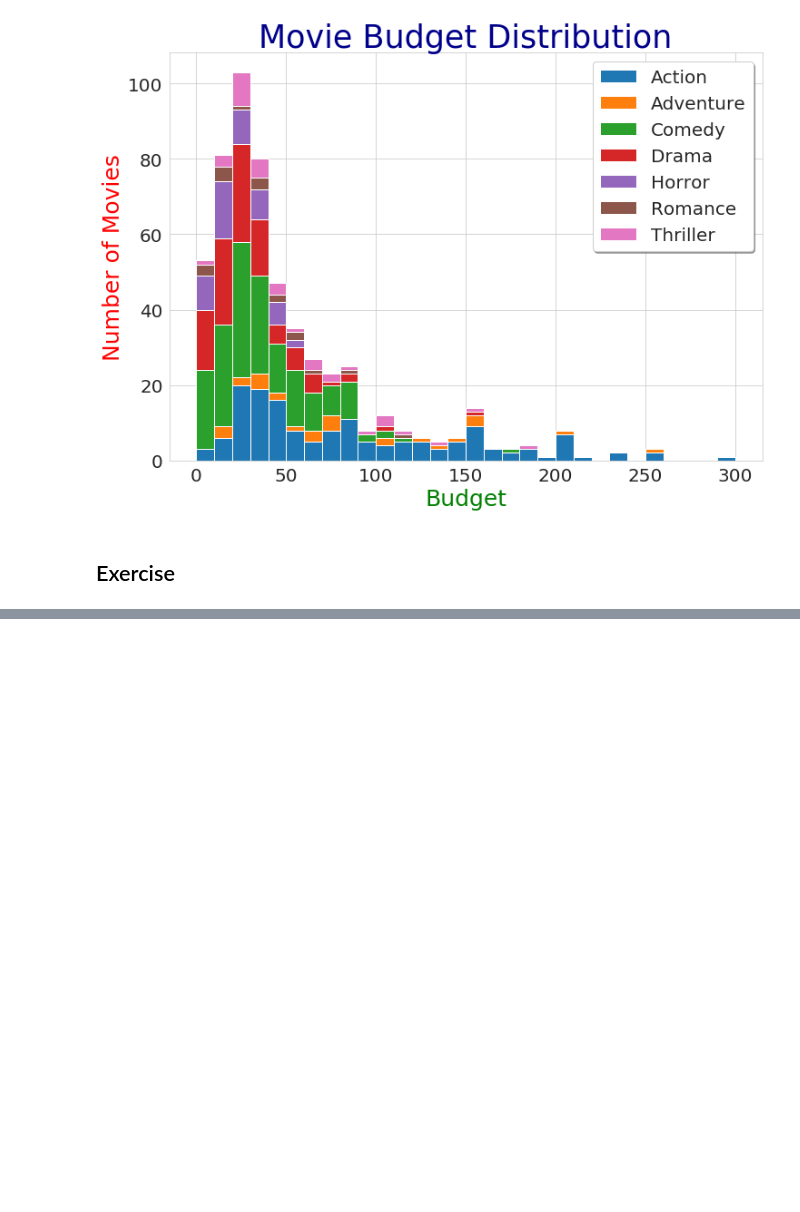
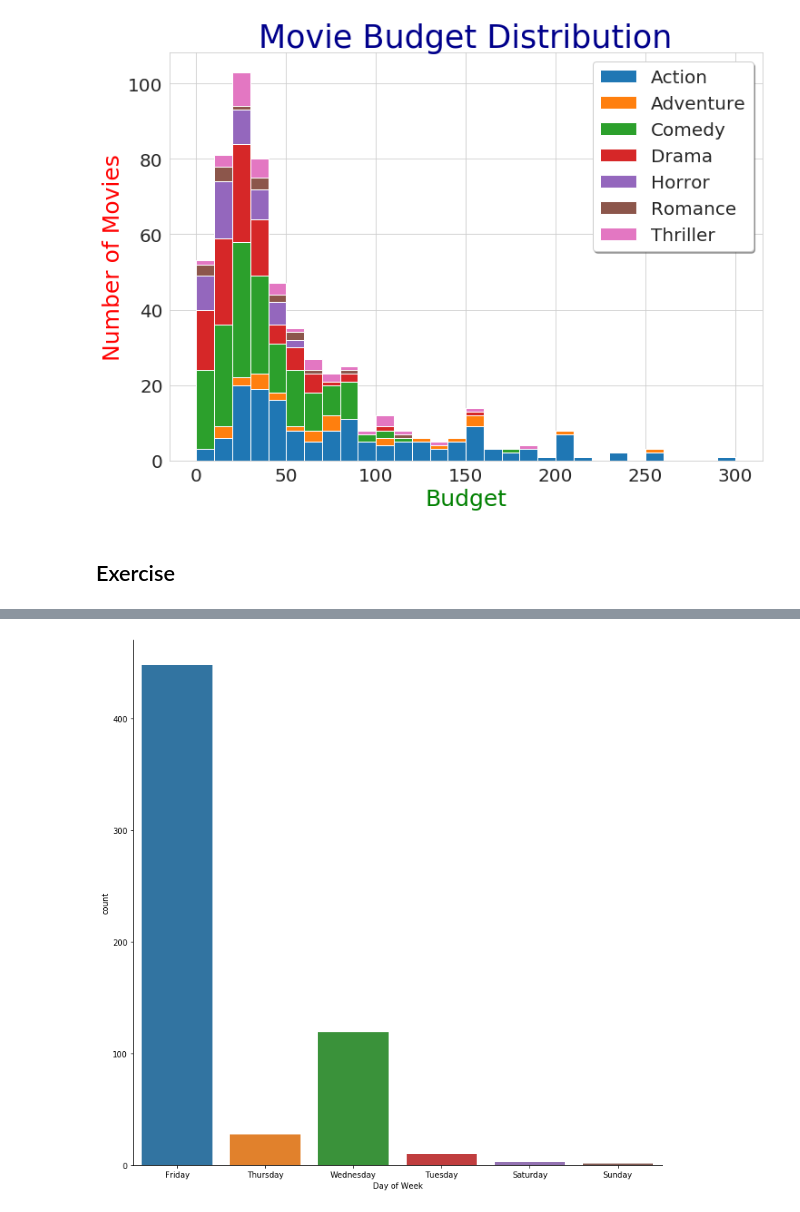
Before and after one commit to sureshmanem/Python_LearnByDoing, a Jupyter notebook: Module_6_Advanced_Visualization.ipynb, the cells around one changed output, grey strips where cells are left out. Cells and saved outputs as stored; diff of their text form; code cells hidden in the pictures; blank space fills up the shorter version.

```diff
--- a/Module_6_Advanced_Visualization.ipynb
+++ b/Module_6_Advanced_Visualization.ipynb
@@ -450,0 +472,2 @@ plt.show()
+# %%
+mov = pd.read_csv('https://raw.githubusercontent.com/Zurezh/Python_LearnByDoing/master/P4-Section6-Homework-Dataset.csv',encoding='latin1')
@@ -450,0 +515,4 @@ plt.show()
+# %%
+vis1 = sns.factorplot(data=mov,x='Day of Week',kind='count',size=10)
+# %% [output]
+[figure, added]
```
Also changed, not shown: parts of 16 cells of this notebook.
